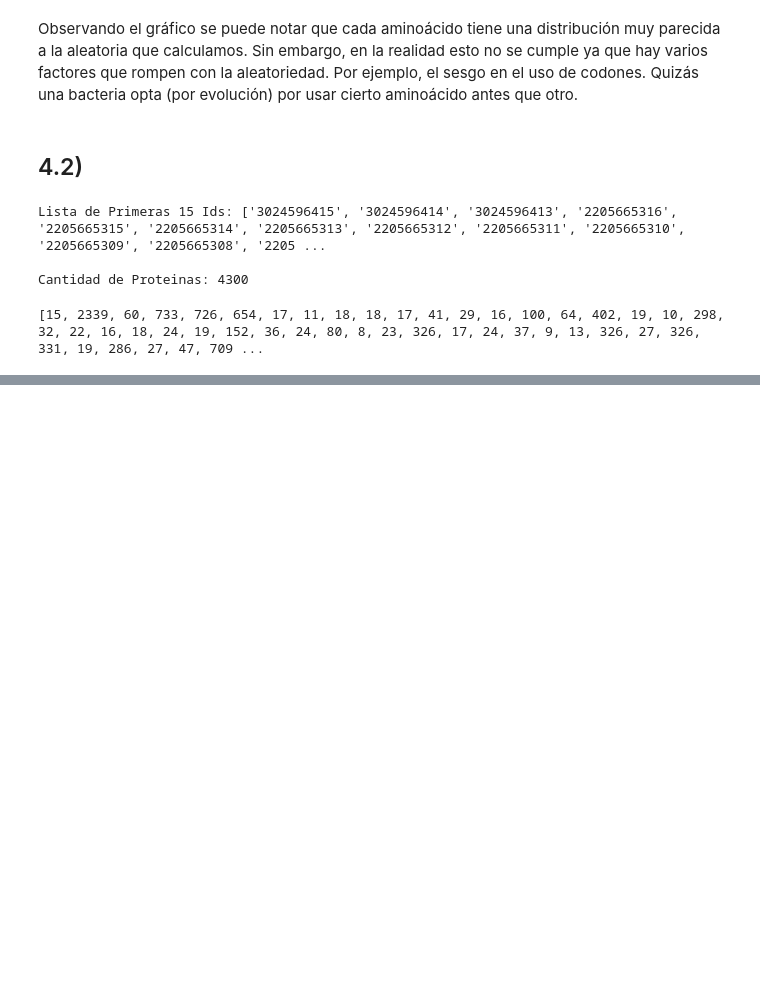
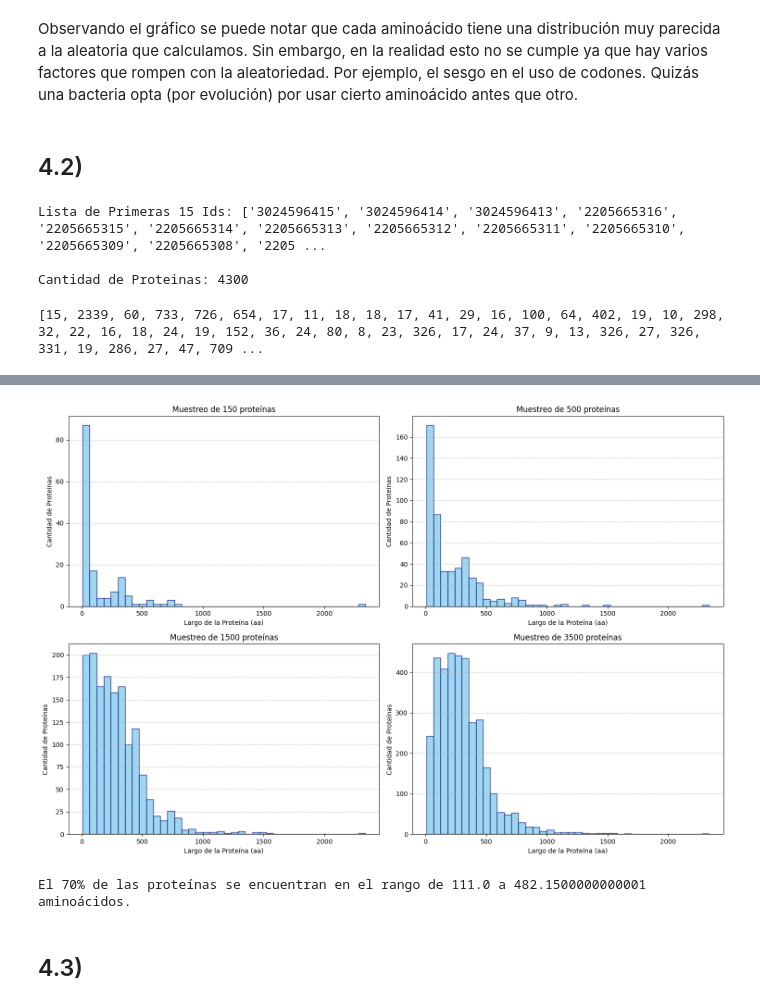
Before and after one commit to Nicowkra/BioInfoTps, a Jupyter notebook: TP1/TP1.ipynb, the cells around one changed output, grey strips where cells are left out. Cells and saved outputs as stored; diff of their text form; code cells hidden in the pictures; blank space fills up the shorter version.

```diff
--- a/TP1/TP1.ipynb
+++ b/TP1/TP1.ipynb
@@ -855,0 +861,29 @@ plt.show
+# %%
+fig, axes = plt.subplots(2, 2, figsize=(15, 10))
+axesAplanados = axes.flatten()
+
+cantidades = [150, 500, 1500, 3500]
+
+for i, cant in enumerate(cantidades):
+    lista = listaLen[:cant]
+    random.shuffle(lista)
+    ax = axesAplanados[i]
+    ax.hist(lista, bins=40, color='skyblue', edgecolor='navy', alpha=0.8)
+    ax.set_xlabel('Largo de la Proteína (aa)')
+    ax.set_ylabel('Cantidad de Proteínas')
+    ax.set_title(f'Muestreo de {cant} proteínas')
+    ax.grid(axis='y', linestyle='--', alpha=0.7)
+
+plt.tight_layout()
+plt.show()
+# %% [output]
+[figure, added]
+# %%
+limiteInf = np.percentile(listaLen, 15)
+limiteSup = np.percentile(listaLen, 85)
+
+print(f"El 70% de las proteínas se encuentran en el rango de {limiteInf} a {limiteSup} aminoácidos.")
+# %% [output]
+El 70% de las proteínas se encuentran en el rango de 111.0 a 482.1500000000001 aminoácidos.
+# %% [markdown]
+## 4.3)
```
Also changed, not shown: parts of 12 cells of this notebook, 3 other files.
